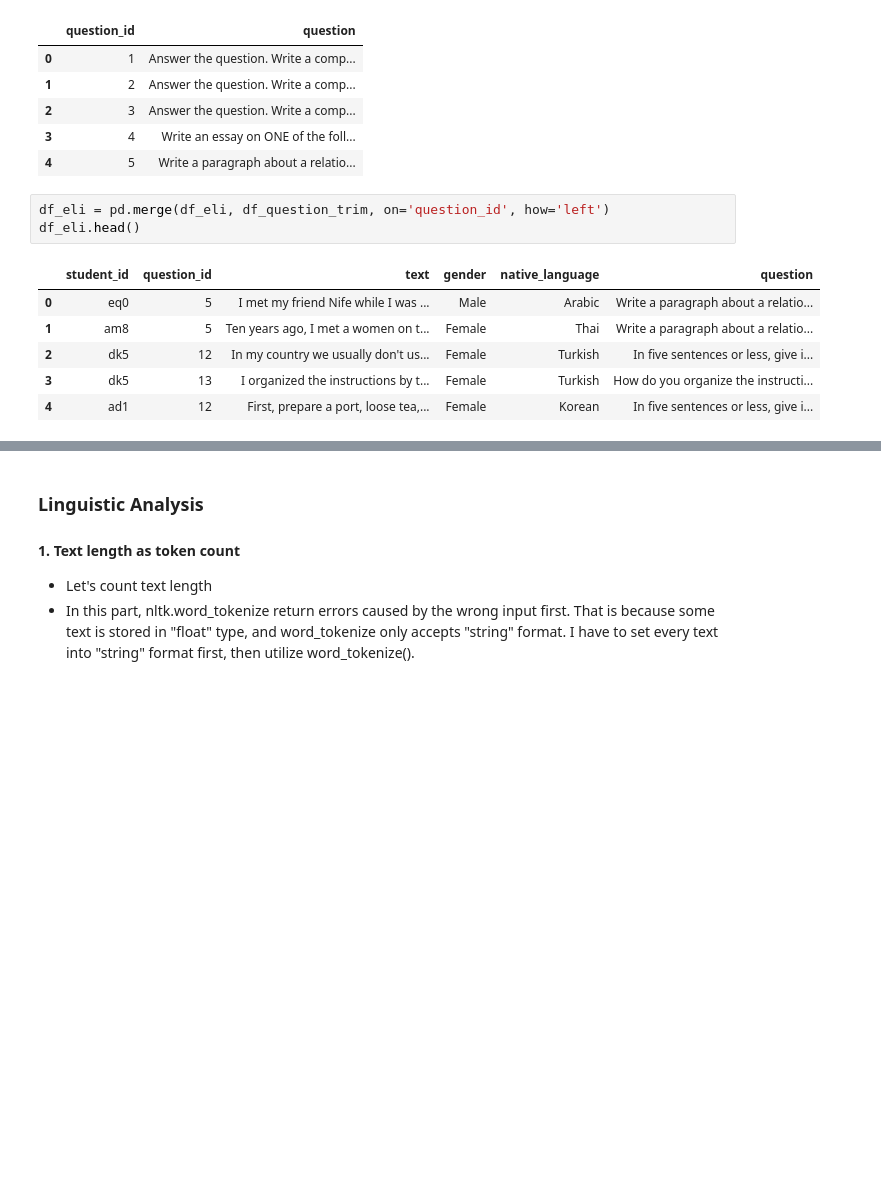
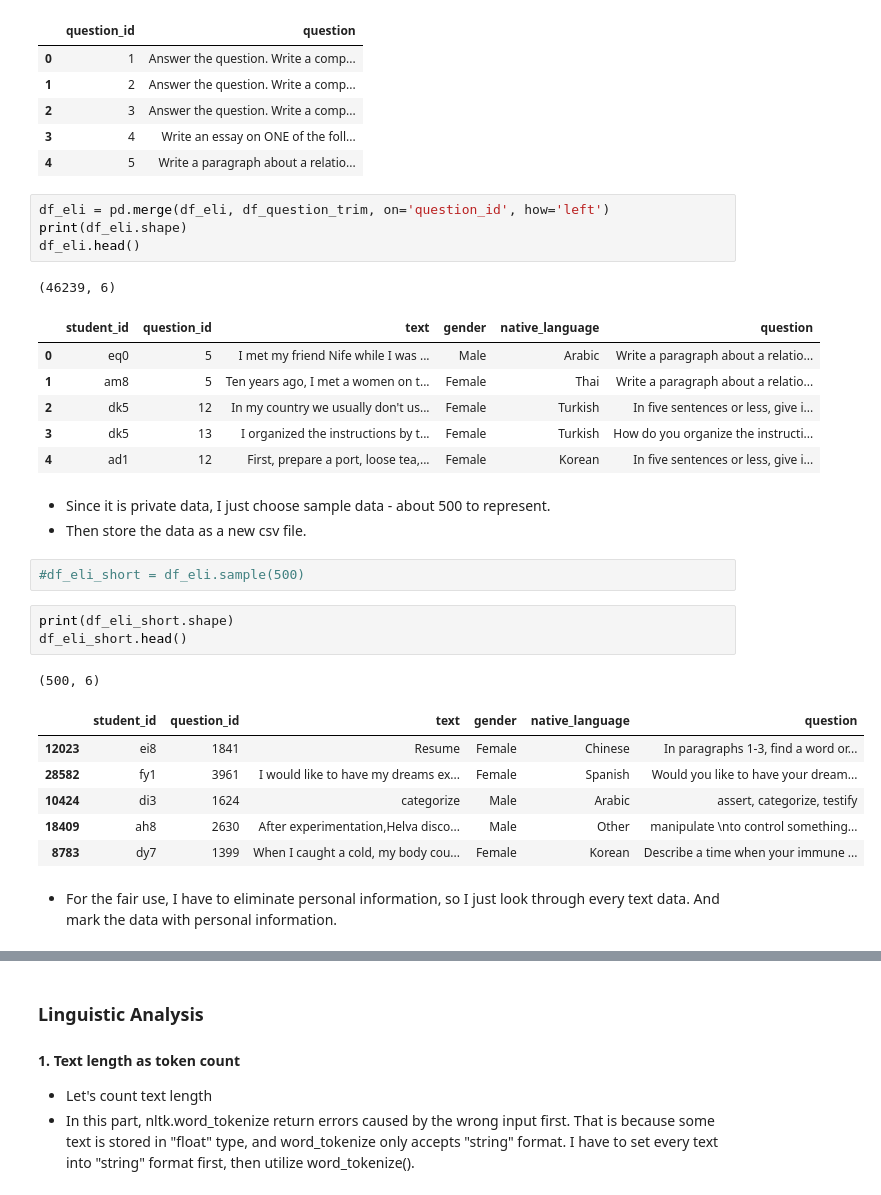
Before and after one commit to Data-Science-for-Linguists-2019/Spell-Checker, a Jupyter notebook: ELI_data_frame.ipynb, the cells around one changed output, grey strips where cells are left out. Drawn from its saved outputs; the diff is of its cells as text; blank space fills up the shorter version.

```diff
--- a/ELI_data_frame.ipynb
+++ b/ELI_data_frame.ipynb
@@ -125,11 +124,31 @@ df_question_trim.head()
 | 4 | 5 | Write a paragraph about a relatio... |
 # %%
 df_eli = pd.merge(df_eli, df_question_trim, on='question_id', how='left')
+print(df_eli.shape)
 df_eli.head()
 # %% [output]
+(46239, 6)
 |  | student_id | question_id | text | gender | native_language | question |
 | 0 | eq0 | 5 | I met my friend Nife while I was ... | Male | Arabic | Write a paragraph about a relatio... |
 | 1 | am8 | 5 | Ten years ago, I met a women on t... | Female | Thai | Write a paragraph about a relatio... |
 | 2 | dk5 | 12 | In my country we usually don't us... | Female | Turkish | In five sentences or less, give i... |
 | 3 | dk5 | 13 | I organized the instructions by t... | Female | Turkish | How do you organize the instructi... |
 | 4 | ad1 | 12 | First, prepare a port, loose tea,... | Female | Korean | In five sentences or less, give i... |
+# %% [markdown]
+- Since it is private data, I just choose sample data - about 500 to represent.
+- Then store the data as a new csv file.
+# %%
+#df_eli_short = df_eli.sample(500)
+# %%
+print(df_eli_short.shape)
+df_eli_short.head()
+# %% [output]
+(500, 6)
+|  | student_id | question_id | text | gender | native_language | question |
+| 12023 | ei8 | 1841 | Resume | Female | Chinese | In paragraphs 1-3, find a word or... |
+| 28582 | fy1 | 3961 | I would like to have my dreams ex... | Female | Spanish | Would you like to have your dream... |
+| 10424 | di3 | 1624 | categorize | Male | Arabic | assert, categorize, testify |
+| 18409 | ah8 | 2630 | After experimentation,Helva disco... | Male | Other | manipulate \nto control something... |
+| 8783 | dy7 | 1399 | When I caught a cold, my body cou... | Female | Korean | Describe a time when your immune ... |
+# %% [markdown]
+- For the fair use, I have to eliminate personal information, so I just look through every text data. And mark the data with personal information.
```
Also changed, not shown: parts of 14 cells of this notebook, 2 other files.
